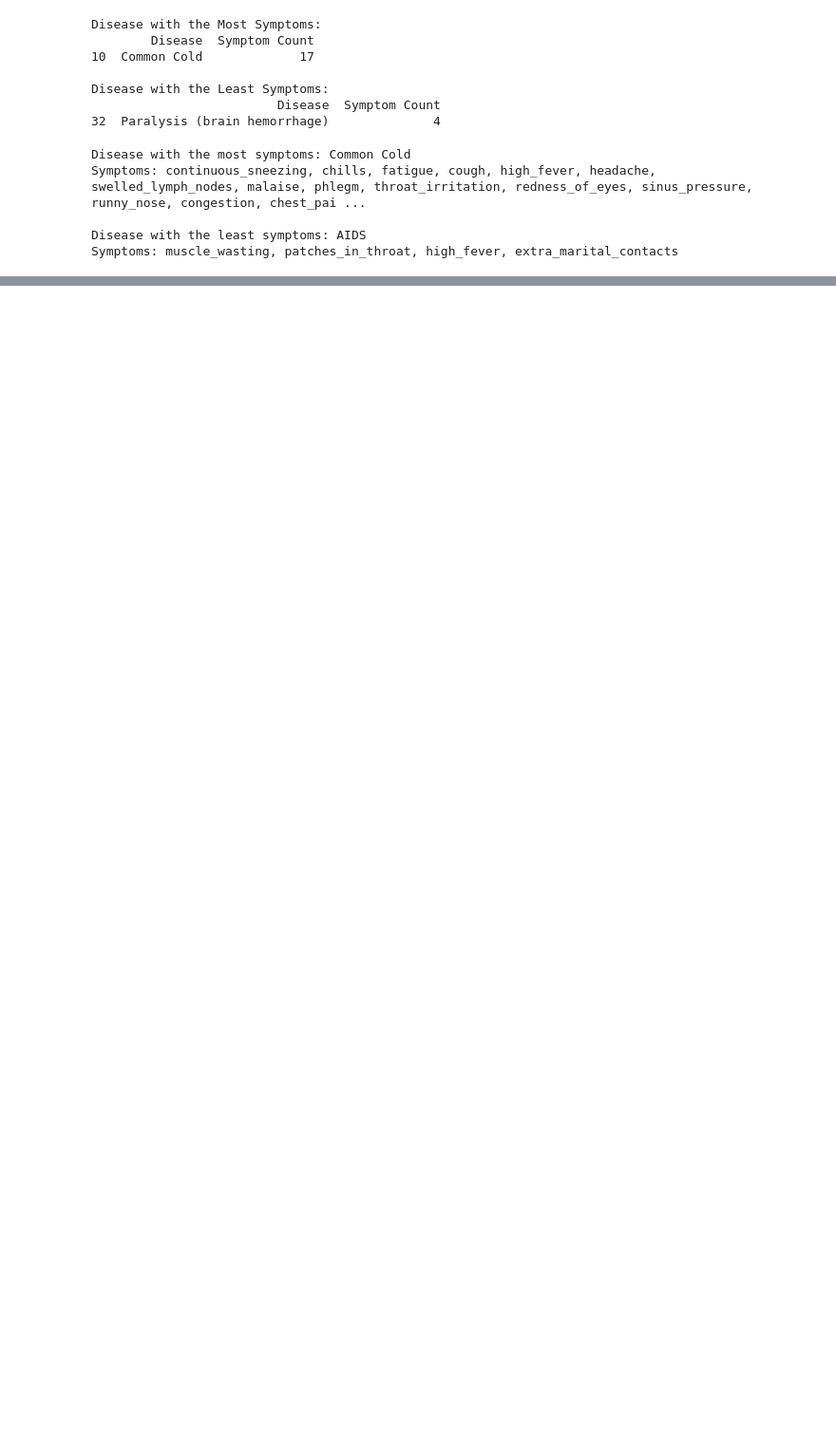
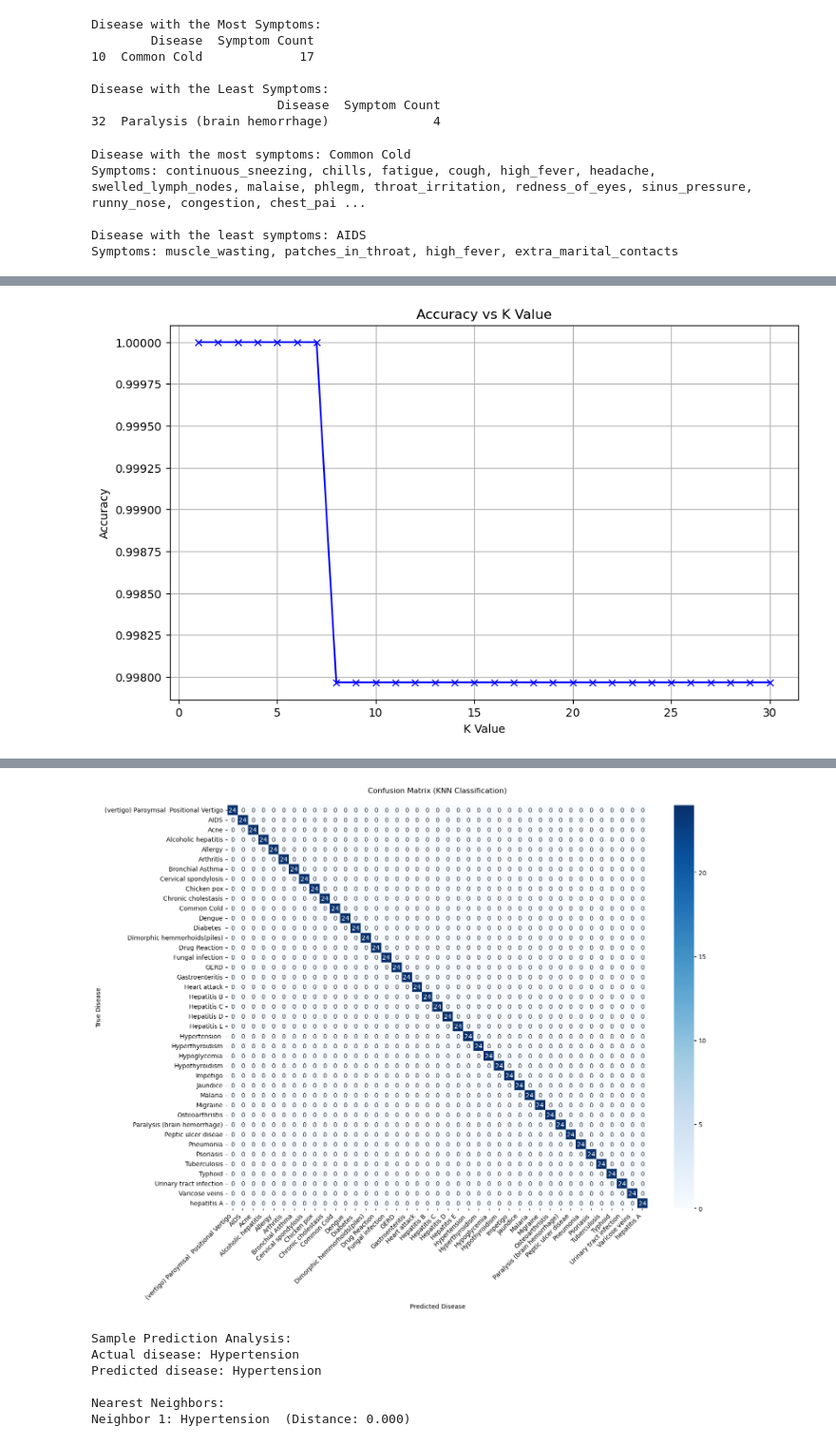
Before and after one commit to olga-mineyeva/team6-project, a Jupyter notebook: experiments/David_EDA_WIP.ipynb, the cells around one changed output, grey strips where cells are left out. Shown at 95% size. Drawn from its saved outputs; the diff is of its cells as text; code cells hidden in the pictures; blank space fills up the shorter version.

```diff
--- a/experiments/David_EDA_WIP.ipynb
+++ b/experiments/David_EDA_WIP.ipynb
@@ -513,0 +682,65 @@ Predicted Disease for example input: Acne
+# %%
+
+
+# Find best K value
+k_range = range(1, 31)
+scores = []
+for k in k_range:
+    knn = KNeighborsClassifier(n_neighbors=k)
+    knn.fit(X_train, y_train)
+    scores.append(knn.score(X_test, y_test))
+
+# Plot accuracy vs K value
+plt.figure(figsize=(10, 6))
+plt.plot(k_range, scores, 'bx-')
+plt.xlabel('K Value')
+plt.ylabel('Accuracy')
+plt.title('Accuracy vs K Value')
+plt.grid(True)
+plt.show()
+
+# Get best K value
+best_k = k_range[np.argmax(scores)]
+print(f"\nBest K value: {best_k}")
+
+# Train model with best K
+best_knn = KNeighborsClassifier(n_neighbors=best_k)
+best_knn.fit(X_train, y_train)
+
+# Make predictions
+y_pred = best_knn.predict(X_test)
+
+# Print classification report
+print("\nClassification Report:")
+print(classification_report(y_test, y_pred,
+                          target_names=le.classes_))
+
+# Create confusion matrix
+plt.figure(figsize=(15, 12))
+cm = confusion_matrix(y_test, y_pred)
+sns.heatmap(cm, annot=True, fmt='d', cmap='Blues',
+            xticklabels=le.classes_,
+            yticklabels=le.classes_)
+
+plt.xticks(rotation=45, ha='right')
+plt.yticks(rotation=0)
+plt.title('Confusion Matrix (KNN Classification)', pad=20)
+plt.ylabel('True Disease')
+plt.xlabel('Predicted Disease')
+plt.tight_layout()
+plt.show()
+
+# Compare with nearest neighbors for a sample case
+sample_idx = 0  # Taking first test case as example
+sample_prediction = best_knn.predict(X_test[sample_idx:sample_idx+1])
+neighbors = best_knn.kneighbors(X_test[sample_idx:sample_idx+1],
+                               return_distance=True)
+
+print("\nSample Prediction Analysis:")
+print(f"Actual disease: {le.classes_[y_test[sample_idx]]}")
+print(f"Predicted disease: {le.classes_[sample_prediction[0]]}")
+print("\nNearest Neighbors:")
+for i, (distance, idx) in enumerate(zip(neighbors[0][0], neighbors[1][0])):
+    print(f"Neighbor {i+1}: {le.classes_[y_train[idx]]} (Distance: {distance:.3f})")
+# %% [output]
+[figure, added]
@@ -513,0 +764,7 @@ Predicted Disease for example input: Acne
+[figure, added]
+Sample Prediction Analysis:
+Actual disease: Hypertension
+Predicted disease: Hypertension
+
+Nearest Neighbors:
+Neighbor 1: Hypertension  (Distance: 0.000)
```
Also changed, not shown: parts of 18 cells of this notebook.
